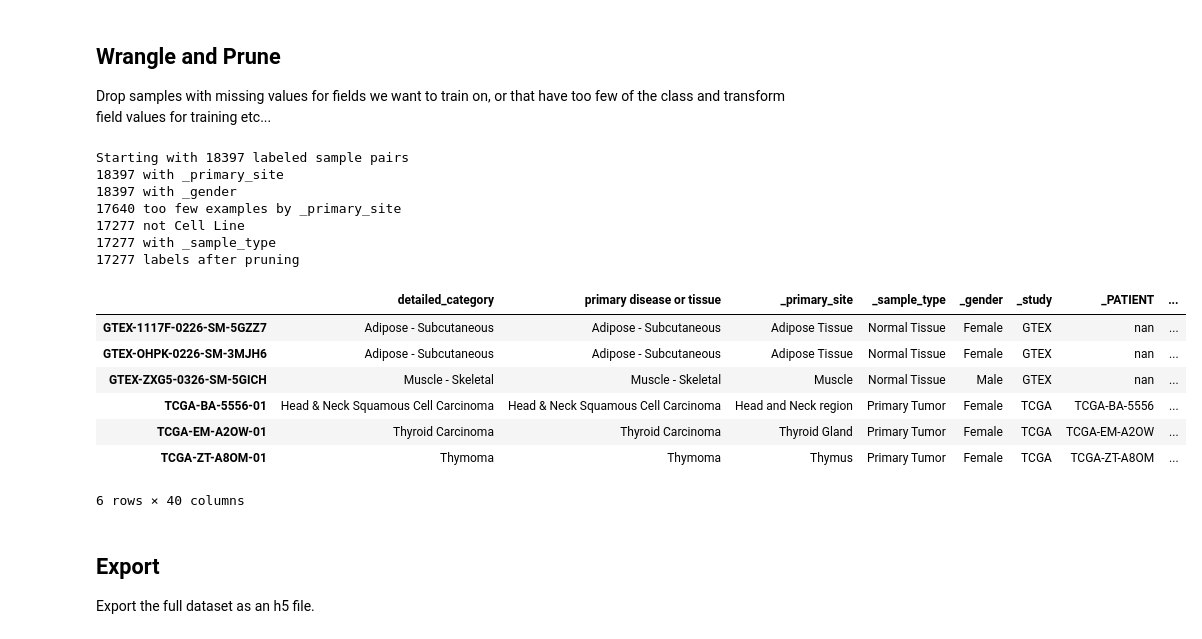
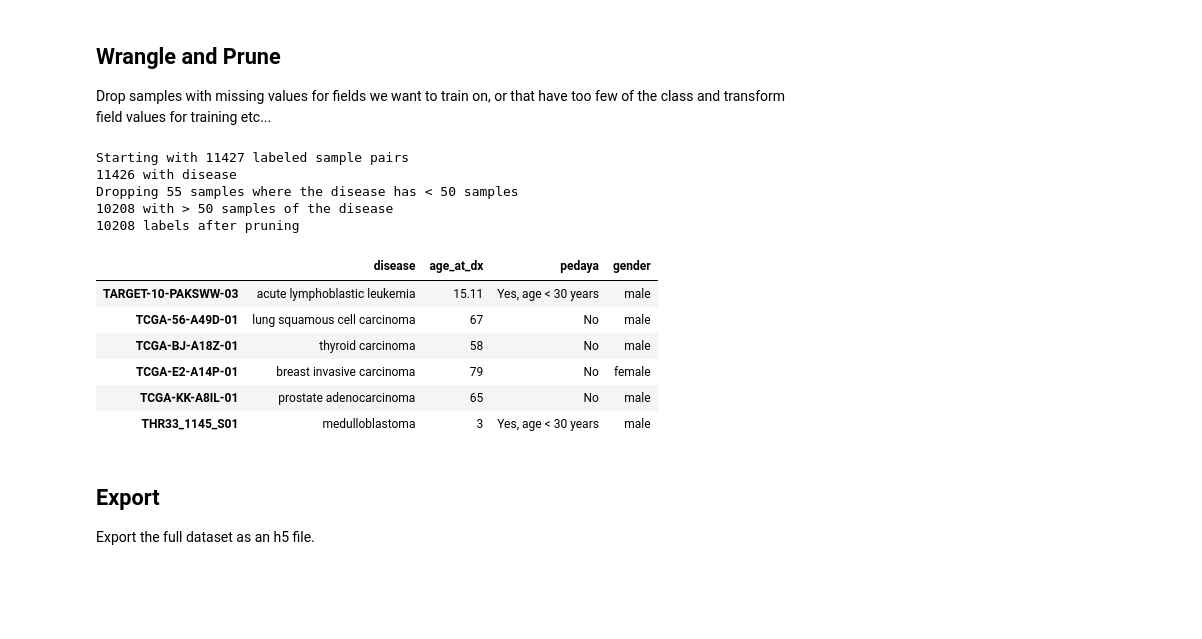
Before and after one commit to rcurrie/pancan-gtex, a Jupyter notebook: ingest.ipynb, the cells around one changed output. Saved outputs shown, nothing was run; the diff lists cells and outputs as text; code cells hidden in the pictures; blank space fills up the shorter version.

```diff
--- a/ingest.ipynb
+++ b/ingest.ipynb
@@ -127,11 +60,11 @@ with open("c2.cp.kegg.v6.2.symbols.gmt") as f:
     kegg_genes = list(set().union(*[line.strip().split("\t")[2:] for line in f.readlines()]))
 
 # Prune X to only Cosmic Cancer Genes (https://cancer.sanger.ac.uk/census)
-cosmic_genes = pd.read_table("cosmic-26-11-2018.tsv")["Gene Symbol"].values
+cosmic_genes = pd.read_csv("cosmic-26-11-2018.tsv", sep="\t")["Gene Symbol"].values
 
 subset_of_genes = list(set(kegg_genes).union(set(cosmic_genes)))
 
-pruned_samples = hugo_samples.drop(labels=(set(hugo_samples.columns) - set(subset_of_genes)), axis=1)
+pruned_samples = all_samples.drop(labels=(set(all_samples.columns) - set(subset_of_genes)), axis=1)
 
-print("Pruning from {} down to {} features/genes".format(hugo_samples.shape[1], pruned_samples.shape[1]))
+print("Pruning from {} down to {} features/genes".format(all_samples.shape[1], pruned_samples.shape[1]))
 # %% [output]
@@ -144,8 +76,5 @@ Pruning from 44792 down to 5540 features/genes
 # %%
-survival_labels = pd.read_table(
-    "Survival_SupplementalTable_S1_20171025_xena_sp.gz", compression="gzip",
+all_labels = pd.read_csv("TreehousePEDv8_clinical_metadata.2018-07-25.tsv",
     header=0, sep="\t", encoding="ISO-8859-1", index_col=0, dtype="str").sort_index(axis="index")
 
-tcga_gtex_labels = pd.read_table(
-    "TcgaTargetGTEX_phenotype.txt.gz", compression="gzip",
-    header=0, sep="\t", encoding="ISO-8859-1", index_col=0, dtype="str").sort_index(axis="index")
+all_labels.iloc[::all_labels.shape[0]//5]
@@ -152,4 +89,0 @@ tcga_gtex_labels = pd.read_table(
-# %%
-all_labels = pd.merge(tcga_gtex_labels, survival_labels, left_index=True, right_index=True, how="outer").astype('str')
-print("Ingested {} labels for {} samples".format(all_labels.shape[1], all_labels.shape[0]))
-all_labels.iloc[::all_labels.shape[0]//5]
@@ -171,48 +94,33 @@ Drop samples with missing values for fields we want to train on, or that have to
 # %%
 # Include only labels for samples that we have
 pruned_labels = all_labels.loc[all_labels.index.intersection(pruned_samples.index)]
 print("Starting with {} labeled sample pairs".format(pruned_labels.shape[0]))
 
 # Drop that are missing labels we plan to classify
-pruned_labels = pruned_labels.dropna(subset=["_primary_site"])
-print(pruned_labels.shape[0], "with _primary_site")
-pruned_labels = pruned_labels.dropna(subset=["_gender"])
-print(pruned_labels.shape[0], "with _gender")
+pruned_labels = pruned_labels.dropna(subset=["disease"])
+print(pruned_labels.shape[0], "with disease")
 
-# Drop primary site with less then 100 examples
-counts = pruned_labels._primary_site.value_counts()
-pruned_labels = pruned_labels[pruned_labels._primary_site.isin(counts[counts > 100].index)]
-print(pruned_labels.shape[0], "too few examples by _primary_site")
-
-# Some of the cell line are normal and in any case not clear they are reliable signal
-pruned_labels = pruned_labels[pruned_labels._sample_type != "Cell Line"]
-print(pruned_labels.shape[0], "not Cell Line")
-
-# Generate a Tumor/Normal label
-pruned_labels = pruned_labels.dropna(subset=["_sample_type"])
-print(pruned_labels.shape[0], "with _sample_type")
-pruned_labels["tumor_normal"] = pruned_labels.apply(
-    lambda row: "Normal" if row["_sample_type"] in ["Normal Tissue", "Solid Tissue Normal"]
-    else "Tumor", axis=1)
+# Drop disease with less then 100 examples
+counts = pruned_labels.disease.value_counts()
+pruned_labels = pruned_labels[pruned_labels.disease.isin(counts[counts > 100].index)]
+print("Dropping {} samples where the disease has < 50 samples".format(counts[counts < 50].index.shape[0]))
+print(pruned_labels.shape[0], "with > 50 samples of the disease")
 
 print("{} labels after pruning".format(pruned_labels.shape[0]))
 pruned_labels.iloc[::pruned_labels.shape[0]//5]
 # %% [output]
-Starting with 18397 labeled sample pairs
-18397 with _primary_site
-18397 with _gender
-17640 too few examples by _primary_site
-17277 not Cell Line
-17277 with _sample_type
-17277 labels after pruning
+Starting with 11427 labeled sample pairs
+11426 with disease
+Dropping 55 samples where the disease has < 50 samples
+10208 with > 50 samples of the disease
+10208 labels after pruning
-|  | detailed_category | primary disease or tissue | _primary_site | _sample_type | _gender | _study | _PATIENT | ... |
-| GTEX-1117F-0226-SM-5GZZ7 | Adipose - Subcutaneous | Adipose - Subcutaneous | Adipose Tissue | Normal Tissue | Female | GTEX | nan | ... |
-| GTEX-OHPK-0226-SM-3MJH6 | Adipose - Subcutaneous | Adipose - Subcutaneous | Adipose Tissue | Normal Tissue | Female | GTEX | nan | ... |
-| GTEX-ZXG5-0326-SM-5GICH | Muscle - Skeletal | Muscle - Skeletal | Muscle | Normal Tissue | Male | GTEX | nan | ... |
-| TCGA-BA-5556-01 | Head & Neck Squamous Cell Carcinoma | Head & Neck Squamous Cell Carcinoma | Head and Neck region | Primary Tumor | Female | TCGA | TCGA-BA-5556 | ... |
-| TCGA-EM-A2OW-01 | Thyroid Carcinoma | Thyroid Carcinoma | Thyroid Gland | Primary Tumor | Female | TCGA | TCGA-EM-A2OW | ... |
-| TCGA-ZT-A8OM-01 | Thymoma | Thymoma | Thymus | Primary Tumor | Female | TCGA | TCGA-ZT-A8OM | ... |
+|  | disease | age_at_dx | pedaya | gender |
+| TARGET-10-PAKSWW-03 | acute lymphoblastic leukemia | 15.11 | Yes, age < 30 years | male |
+| TCGA-56-A49D-01 | lung squamous cell carcinoma | 67 | No | male |
+| TCGA-BJ-A18Z-01 | thyroid carcinoma | 58 | No | male |
+| TCGA-E2-A14P-01 | breast invasive carcinoma | 79 | No | female |
+| TCGA-KK-A8IL-01 | prostate adenocarcinoma | 65 | No | male |
+| THR33_1145_S01 | medulloblastoma | 3 | Yes, age < 30 years | male |
-6 rows × 40 columns
 # %% [markdown]
 ## Export
 
```
Also changed, not shown: parts of 19 cells of this notebook, 3 other files.
